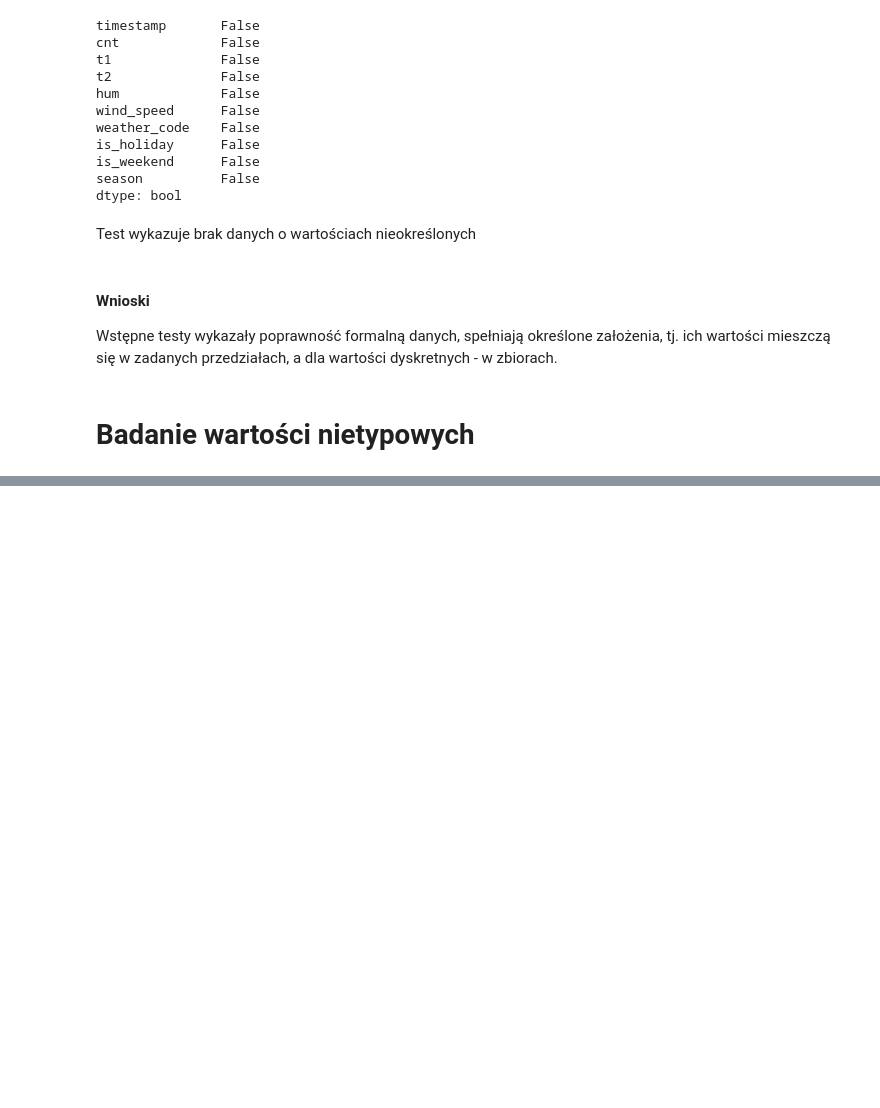
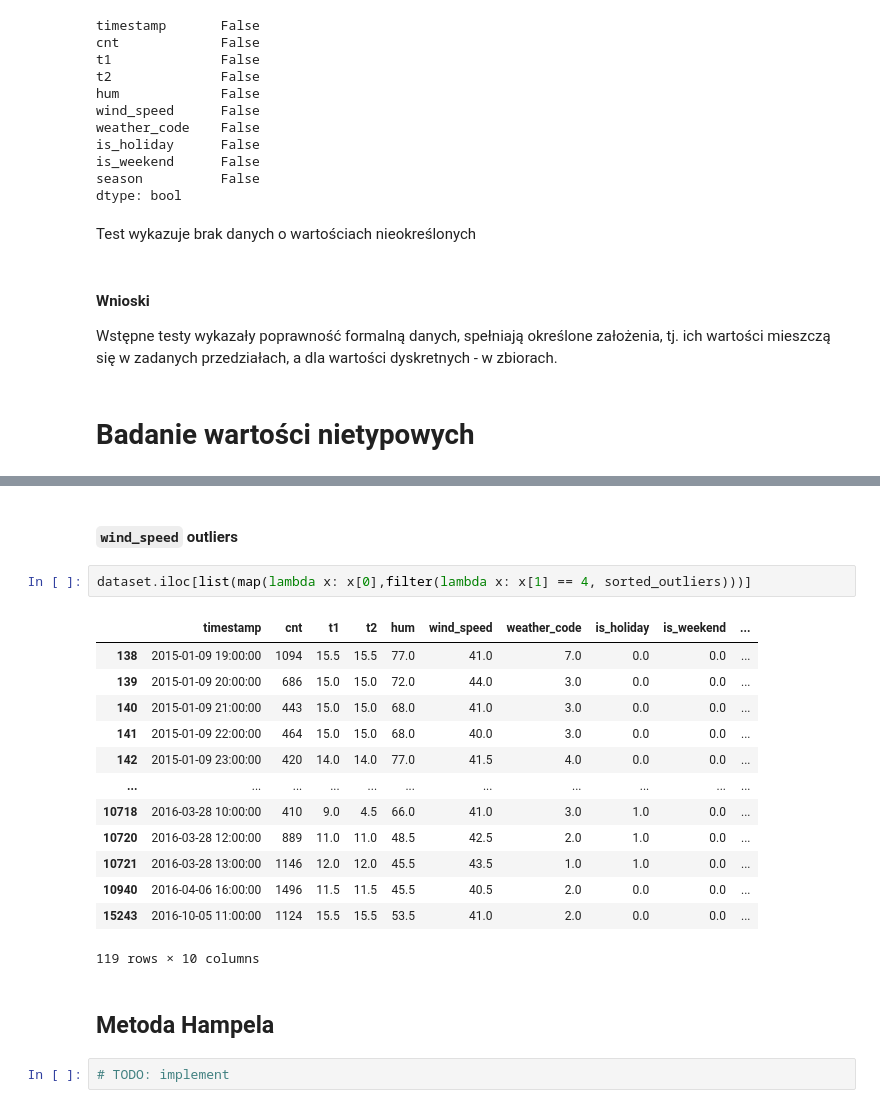
Before and after one commit to hubert-mazur/bike_sharing_data_exploration, a Jupyter notebook: project.ipynb, the cells around one changed output, grey strips where cells are left out. Saved outputs shown, nothing was run; the diff lists cells and outputs as text; blank space fills up the shorter version.

```diff
--- a/project.ipynb
+++ b/project.ipynb
@@ -141,0 +189,22 @@ outliered_dataset
+# %% [markdown]
+#### `wind_speed` outliers
+# %%
+dataset.iloc[list(map(lambda x: x[0],filter(lambda x: x[1] == 4, sorted_outliers)))]
+# %% [output]
+|  | timestamp | cnt | t1 | t2 | hum | wind_speed | weather_code | is_holiday | is_weekend | ... |
+| 138 | 2015-01-09 19:00:00 | 1094 | 15.5 | 15.5 | 77.0 | 41.0 | 7.0 | 0.0 | 0.0 | ... |
+| 139 | 2015-01-09 20:00:00 | 686 | 15.0 | 15.0 | 72.0 | 44.0 | 3.0 | 0.0 | 0.0 | ... |
+| 140 | 2015-01-09 21:00:00 | 443 | 15.0 | 15.0 | 68.0 | 41.0 | 3.0 | 0.0 | 0.0 | ... |
+| 141 | 2015-01-09 22:00:00 | 464 | 15.0 | 15.0 | 68.0 | 40.0 | 3.0 | 0.0 | 0.0 | ... |
+| 142 | 2015-01-09 23:00:00 | 420 | 14.0 | 14.0 | 77.0 | 41.5 | 4.0 | 0.0 | 0.0 | ... |
+| ... | ... | ... | ... | ... | ... | ... | ... | ... | ... | ... |
+| 10718 | 2016-03-28 10:00:00 | 410 | 9.0 | 4.5 | 66.0 | 41.0 | 3.0 | 1.0 | 0.0 | ... |
+| 10720 | 2016-03-28 12:00:00 | 889 | 11.0 | 11.0 | 48.5 | 42.5 | 2.0 | 1.0 | 0.0 | ... |
+| 10721 | 2016-03-28 13:00:00 | 1146 | 12.0 | 12.0 | 45.5 | 43.5 | 1.0 | 1.0 | 0.0 | ... |
+| 10940 | 2016-04-06 16:00:00 | 1496 | 11.5 | 11.5 | 45.5 | 40.5 | 2.0 | 0.0 | 0.0 | ... |
+| 15243 | 2016-10-05 11:00:00 | 1124 | 15.5 | 15.5 | 53.5 | 41.0 | 2.0 | 0.0 | 0.0 | ... |
+119 rows × 10 columns
+# %% [markdown]
+## Metoda Hampela
+# %%
+# TODO: implement
```
Also changed, not shown: parts of 10 cells of this notebook.
